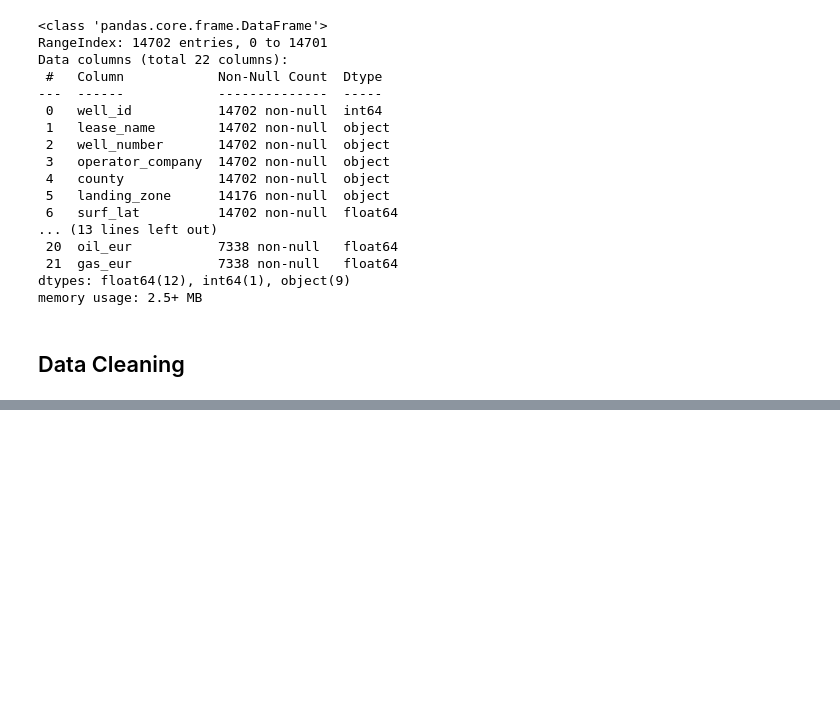
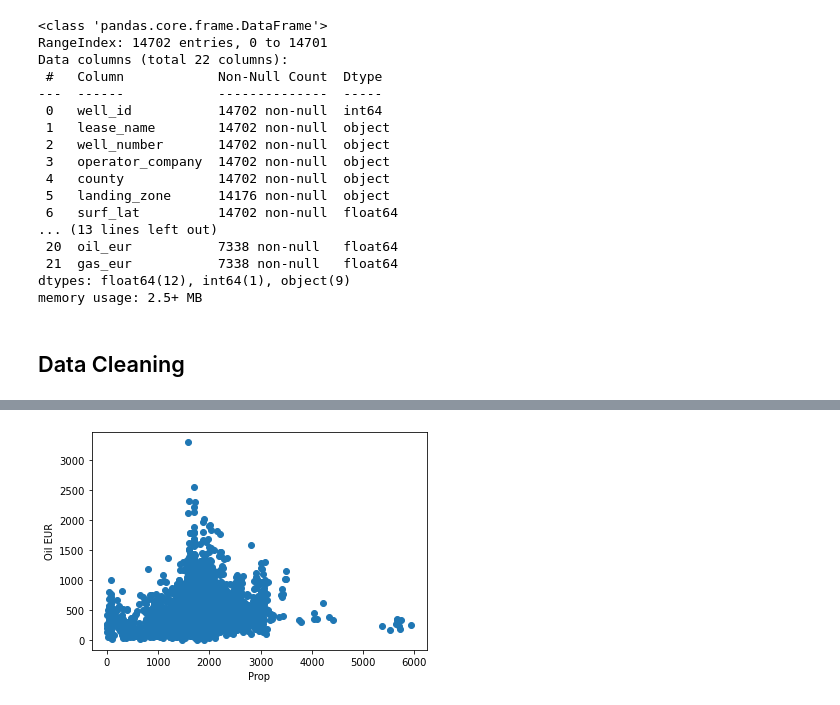
Before and after one commit to Auelocks/Friday_Night_Lights, a Jupyter notebook: MidlandWellData_processing.ipynb, the cells around one changed output, grey strips where cells are left out. Drawn from its saved outputs; the diff is of its cells as text; code cells hidden in the pictures; blank space fills up the shorter version.

```diff
--- a/MidlandWellData_processing.ipynb
+++ b/MidlandWellData_processing.ipynb
@@ -173,0 +268,7 @@ ValueError: could not convert string to float: '21H'
+# %%
+plt.scatter(df.prop,df.oil_eur)
+plt.xlabel('Prop')
+plt.ylabel('Oil EUR')
+plt.show()
+# %% [output]
+[figure, added]
```
Also changed, not shown: parts of 23 cells of this notebook.
